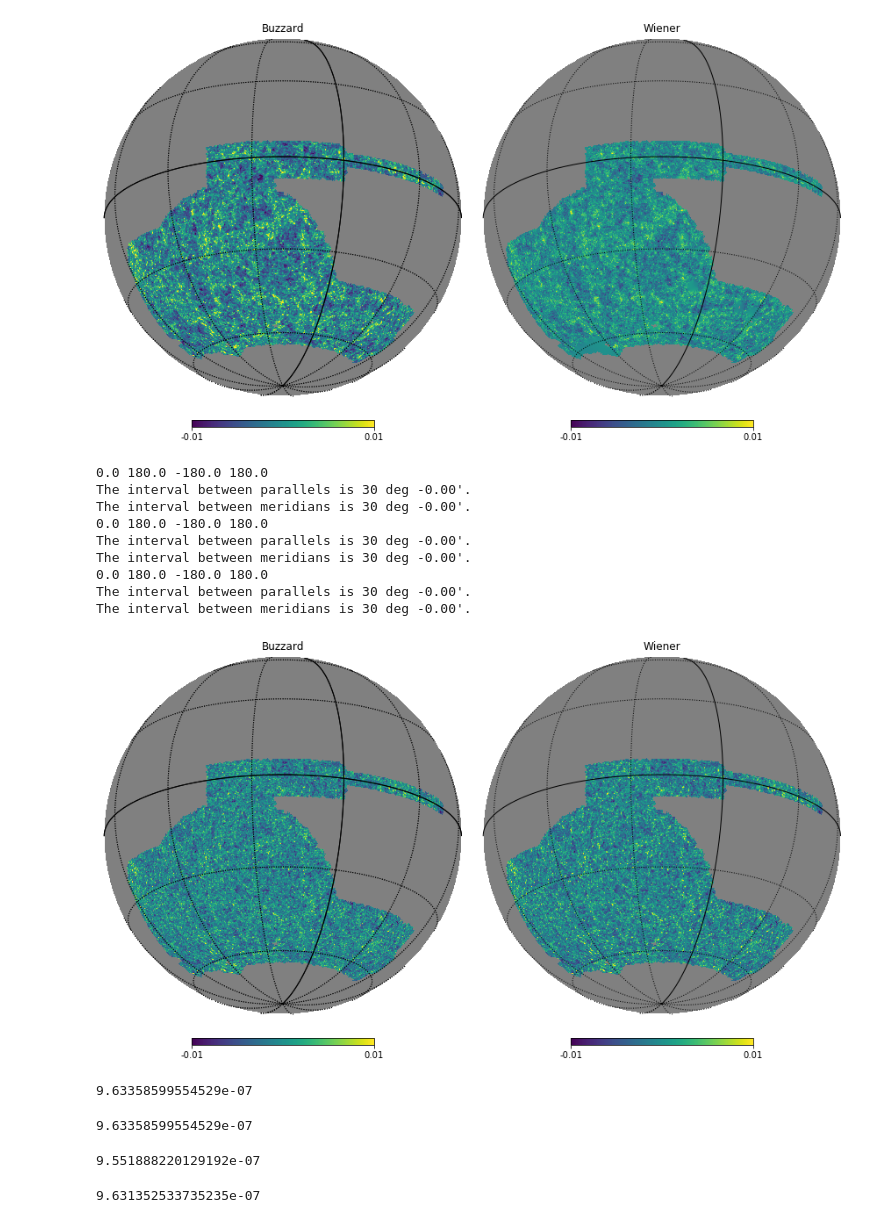
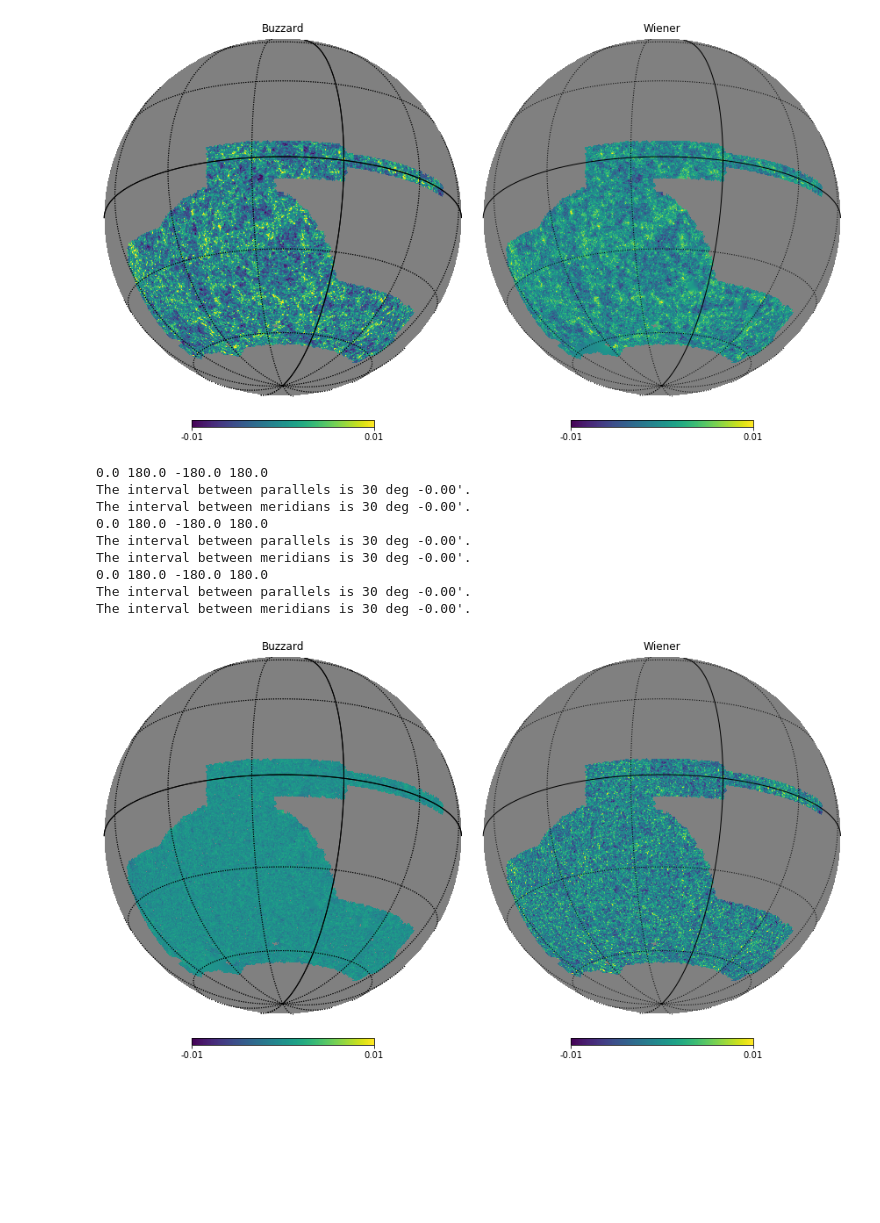
Before and after one commit to NiallJeffrey/wiener_sphere, a Jupyter notebook: wiener_map_to_kappa.ipynb, the cells around one changed output. Cells and saved outputs as stored; diff of their text form; code cells hidden in the pictures; blank space fills up the shorter version.

Commit message:
updated wiener map@

```diff
--- a/wiener_map_to_kappa.ipynb
+++ b/wiener_map_to_kappa.ipynb
@@ -9,7 +9,7 @@ from scipy.stats import pearsonr
 nside = 1024
 lmax = 1024*3-1
 # %%
-s_e_mode = np.load('test_wiener2_E_180320.npy')
+s_e_mode = np.load('test_wiener_EB_230320.npy')
 # %%
 s_e_mode
 # %% [output]
@@ -87,38 +91,21 @@ The interval between meridians is 30 deg -0.00'.
 [figure]
 # %%
 _ = plt.figure(figsize=(12,7))
-_ = hp.orthview(np.where(mask>0,kappa_buzzard_smoothed - kappa, hp.UNSEEN),
+_ = hp.orthview(np.where(mask>0,old_kappa - kappa, hp.UNSEEN),
             min=-0.01,max=0.01, rot=(20,-20,0) , half_sky=True, sub=(1,2,1),
                title='Buzzard'), hp.graticule()
 
-_ = hp.orthview(np.where(mask>0,kappa_buzzard_smoothed - old_kappa, hp.UNSEEN),
+_ = hp.orthview(np.where(mask>0,kappa_buzzard_smoothed - kappa, hp.UNSEEN),
             min=-0.01,max=0.01, rot=(20,-20,0) , half_sky=True, sub=(1,2,2),
                title='Wiener'), hp.graticule()
 # %% [output]
 0.0 180.0 -180.0 180.0
 The interval between parallels is 30 deg -0.00'.
 The interval between meridians is 30 deg -0.00'.
 0.0 180.0 -180.0 180.0
 The interval between parallels is 30 deg -0.00'.
 The interval between meridians is 30 deg -0.00'.
 0.0 180.0 -180.0 180.0
 The interval between parallels is 30 deg -0.00'.
 The interval between meridians is 30 deg -0.00'.
-[figure, old version]
+[figure, new version]
-# %%
-np.var(kappa_buzzard_smoothed*mask - old_kappa*mask - np.mean(kappa_buzzard_smoothed*mask - old_kappa*mask))
-# - np.mean(kappa_buzzard_smoothed*mask - old_kappa*mask)**2.
-# %% [output]
-9.63358599554529e-07
-# %%
-np.var(kappa_buzzard_smoothed*mask - old_kappa*mask)
-# %% [output]
-9.63358599554529e-07
-# %%
-np.var(kappa_buzzard_smoothed*mask - kappa*mask) - np.mean(kappa_buzzard_smoothed*mask - kappa*mask)**2.
-# %% [output]
-9.551888220129192e-07
-# %%
-np.var(kappa_buzzard_smoothed*mask - kappa*mask)
-# %% [output]
-9.631352533735235e-07
```
Also changed, not shown: parts of 9 cells of this notebook.
